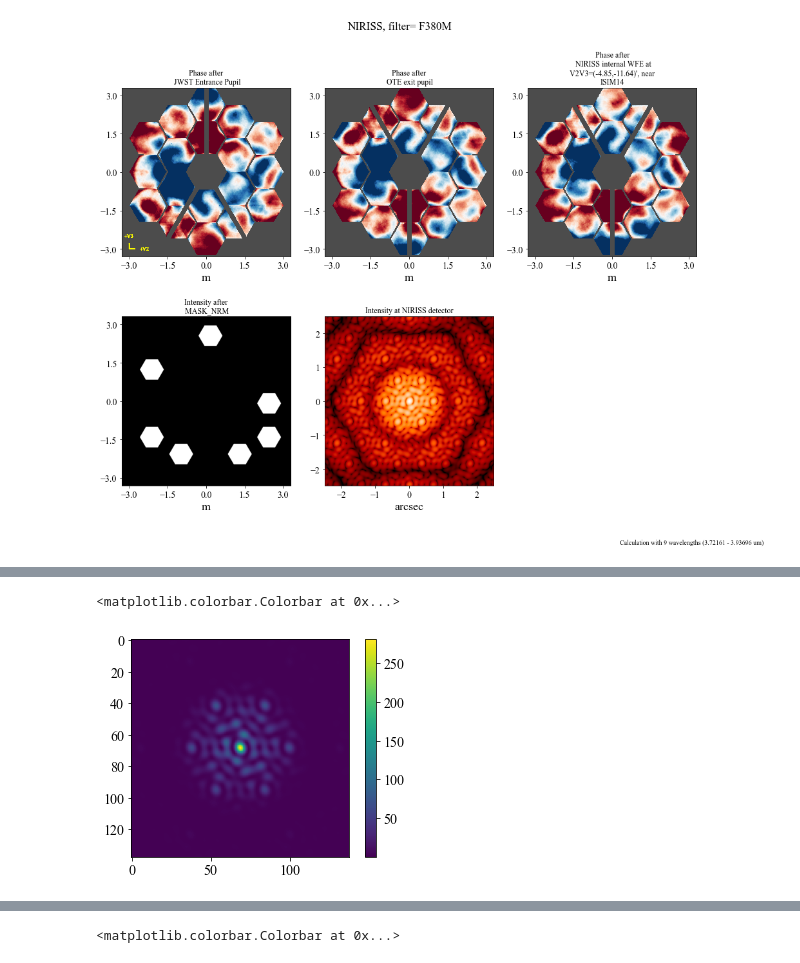
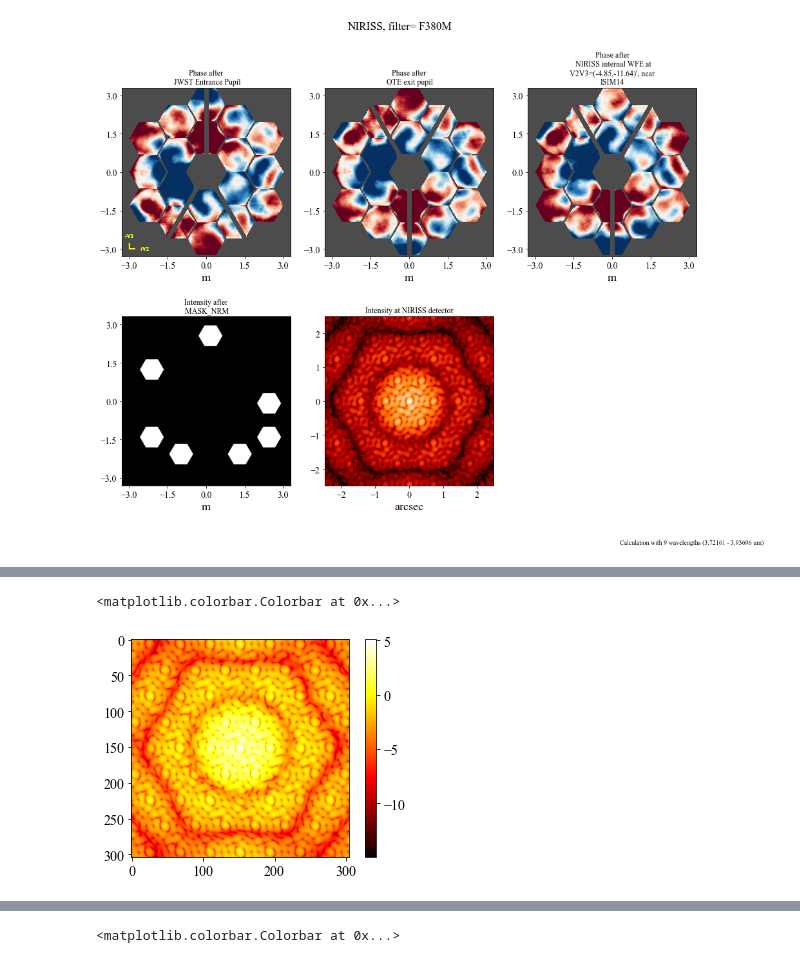
Before and after one commit to AlexandreAdam/ExoRIM, a Jupyter notebook: notebooks/JWST_physical_model.ipynb, the cells around one changed output, grey strips where cells are left out. Saved outputs shown, nothing was run; the diff lists cells and outputs as text; code cells hidden in the pictures.

```diff
--- a/notebooks/JWST_physical_model.ipynb
+++ b/notebooks/JWST_physical_model.ipynb
@@ -28,5 +34,5 @@ out = niriss.calc_psf(display=True)
 # %%
-optsys = niriss.get_optical_system(fft_oversample=3, fov_arcsec=3)
+optsys = niriss.get_optical_system(fft_oversample=4, fov_arcsec=5)
 # %%
 webbpsf_out, webbpsf_intermediates = optsys.propagate(optsys.input_wavefront(3.8e-6), return_intermediates=True)
 webbpsf_out.display()
@@ -99,9 +107,9 @@ plt.colorbar()
 # %%
-plt.imshow(webbpsf_out.intensity)
+plt.imshow(np.log(webbpsf_out.intensity), cmap="hot")
 plt.colorbar()
 # %% [output]
 <matplotlib.colorbar.Colorbar at 0x...>
-[figure, old version]
+[figure, new version]
 # %%
 plt.imshow(morphine_out.intensity - webbpsf_out.intensity)
 plt.colorbar()
```
Also changed, not shown: parts of 28 cells of this notebook, 18 other files.
